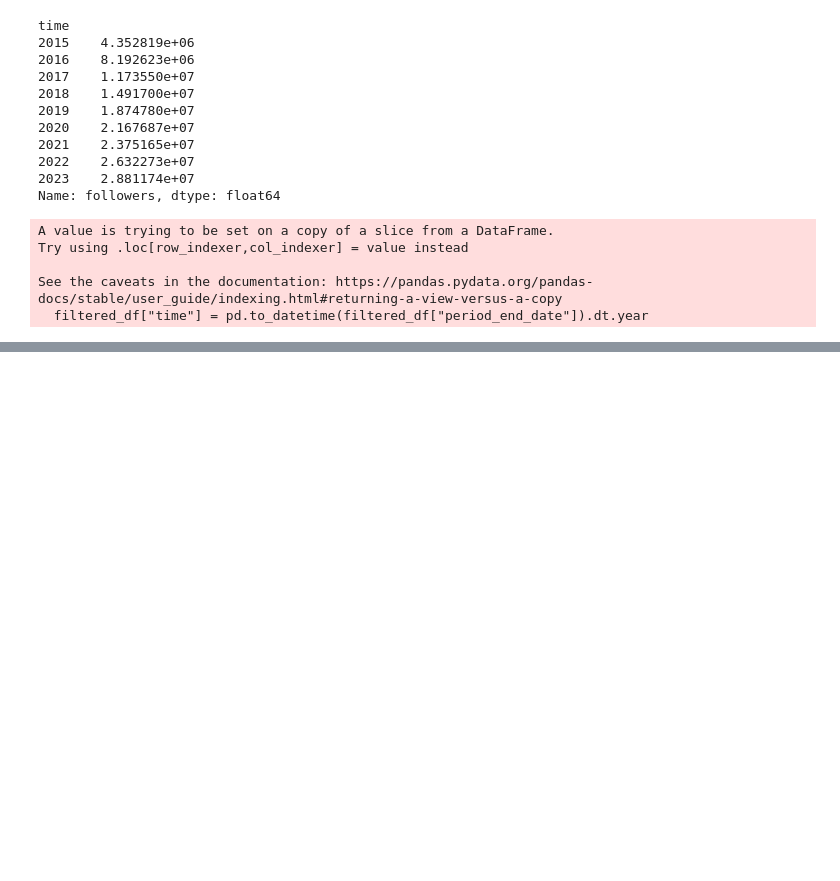
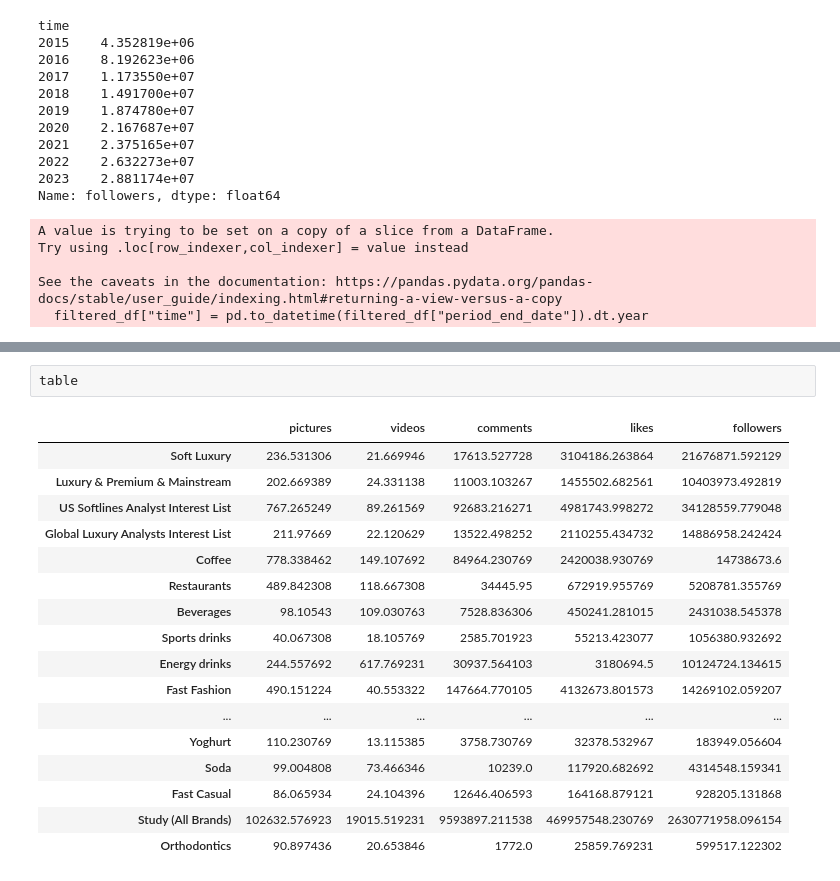
Before and after one commit to noahsta/datathon, a Jupyter notebook: src/noah.ipynb, the cells around one changed output, grey strips where cells are left out. Saved outputs shown, nothing was run; the diff lists cells and outputs as text; blank space fills up the shorter version.

```diff
--- a/src/noah.ipynb
+++ b/src/noah.ipynb
@@ -143,0 +138,20 @@ print(mean_table)
+# %%
+table
+# %% [output]
+|  | pictures | videos | comments | likes | followers |
+| Soft Luxury | 236.531306 | 21.669946 | 17613.527728 | 3104186.263864 | 21676871.592129 |
+| Luxury & Premium & Mainstream | 202.669389 | 24.331138 | 11003.103267 | 1455502.682561 | 10403973.492819 |
+| US Softlines Analyst Interest List | 767.265249 | 89.261569 | 92683.216271 | 4981743.998272 | 34128559.779048 |
+| Global Luxury Analysts Interest List | 211.97669 | 22.120629 | 13522.498252 | 2110255.434732 | 14886958.242424 |
+| Coffee | 778.338462 | 149.107692 | 84964.230769 | 2420038.930769 | 14738673.6 |
+| Restaurants | 489.842308 | 118.667308 | 34445.95 | 672919.955769 | 5208781.355769 |
+| Beverages | 98.10543 | 109.030763 | 7528.836306 | 450241.281015 | 2431038.545378 |
+| Sports drinks | 40.067308 | 18.105769 | 2585.701923 | 55213.423077 | 1056380.932692 |
+| Energy drinks | 244.557692 | 617.769231 | 30937.564103 | 3180694.5 | 10124724.134615 |
+| Fast Fashion | 490.151224 | 40.553322 | 147664.770105 | 4132673.801573 | 14269102.059207 |
+| ... | ... | ... | ... | ... | ... |
+| Yoghurt | 110.230769 | 13.115385 | 3758.730769 | 32378.532967 | 183949.056604 |
+| Soda | 99.004808 | 73.466346 | 10239.0 | 117920.682692 | 4314548.159341 |
+| Fast Casual | 86.065934 | 24.104396 | 12646.406593 | 164168.879121 | 928205.131868 |
+| Study (All Brands) | 102632.576923 | 19015.519231 | 9593897.211538 | 469957548.230769 | 2630771958.096154 |
+| Orthodontics | 90.897436 | 20.653846 | 1772.0 | 25859.769231 | 599517.122302 |
```
Also changed, not shown: parts of 6 cells of this notebook.
